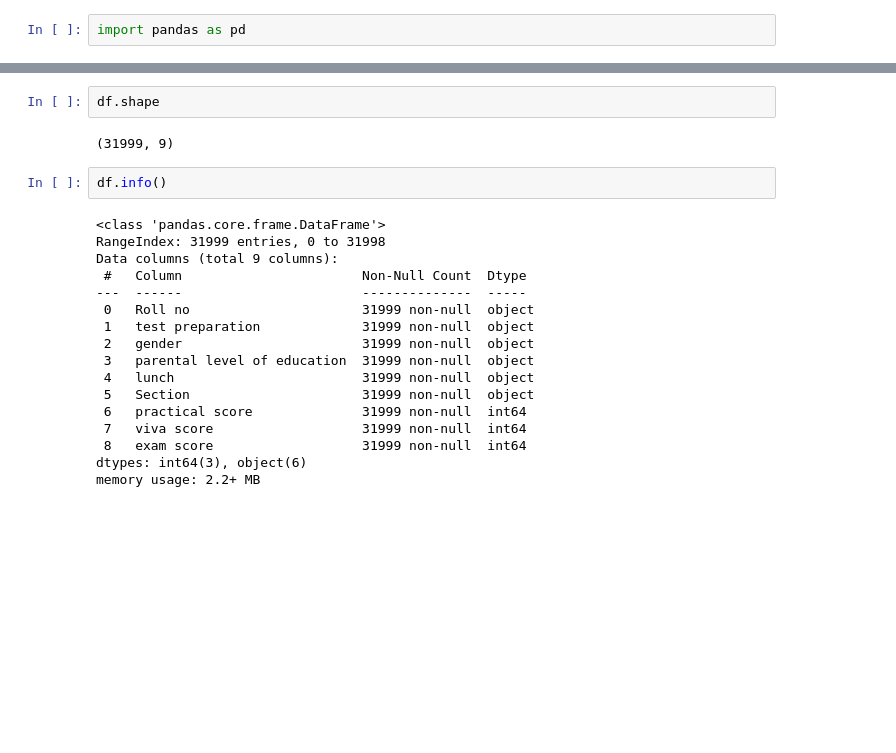
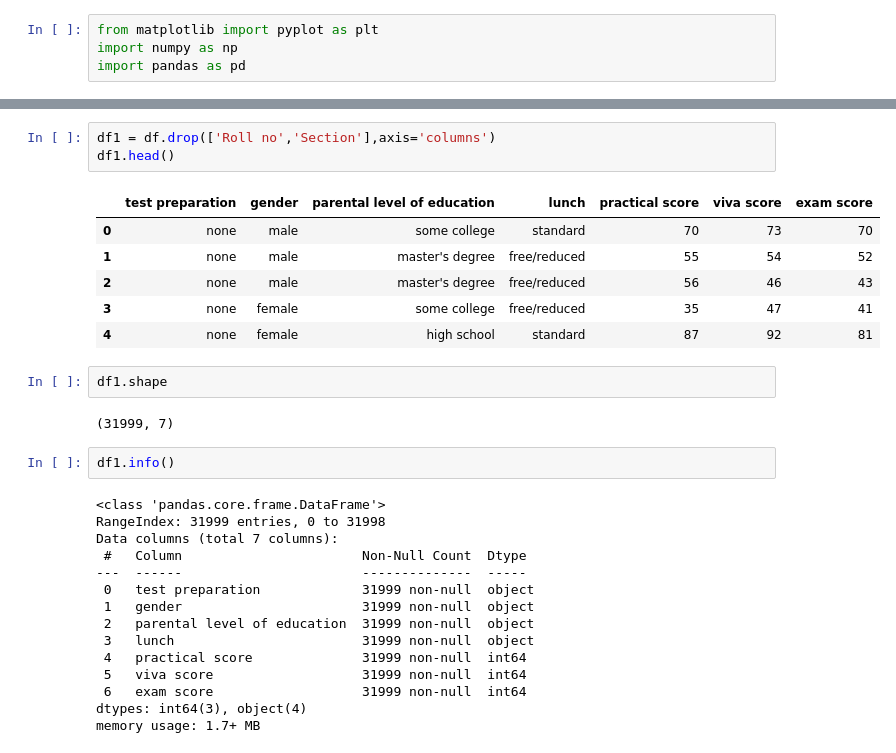
Before and after one commit to Gopz28/Cognorise-Hackathon, a Jupyter notebook: model/highschool_student_examination.ipynb, the cells around one changed output, grey strips where cells are left out. Drawn from its saved outputs; the diff is of its cells as text; blank space fills up the shorter version.

```diff
--- a/model/highschool_student_examination.ipynb
+++ b/model/highschool_student_examination.ipynb
@@ -1,5 +1,7 @@
-# %%
-import pandas as pd
+# %%
+from matplotlib import pyplot as plt
+import numpy as np
+import pandas as pd
 # %%
 df = pd.read_csv('../csvFiles/train.csv')
 df.head()
@@ -10,26 +12,34 @@ df.head()
 | 2 | EXA000003 | none | male | master's degree | free/reduced | Section E | 56 | ... |
 | 3 | EXA000004 | none | female | some college | free/reduced | Section C | 35 | ... |
 | 4 | EXA000005 | none | female | high school | standard | Section C | 87 | ... |
+# %%
+df1 = df.drop(['Roll no','Section'],axis='columns')
+df1.head()
+# %% [output]
+|  | test preparation | gender | parental level of education | lunch | practical score | viva score | exam score |
+| 0 | none | male | some college | standard | 70 | 73 | 70 |
+| 1 | none | male | master's degree | free/reduced | 55 | 54 | 52 |
+| 2 | none | male | master's degree | free/reduced | 56 | 46 | 43 |
+| 3 | none | female | some college | free/reduced | 35 | 47 | 41 |
+| 4 | none | female | high school | standard | 87 | 92 | 81 |
 # %%
-df.shape
+df1.shape
 # %% [output]
-(31999, 9)
+(31999, 7)
 # %%
-df.info()
+df1.info()
 # %% [output]
 <class 'pandas.core.frame.DataFrame'>
 RangeIndex: 31999 entries, 0 to 31998
-Data columns (total 9 columns):
+Data columns (total 7 columns):
  #   Column                       Non-Null Count  Dtype
 ---  ------                       --------------  -----
- 0   Roll no                      31999 non-null  object
- 1   test preparation             31999 non-null  object
- 2   gender                       31999 non-null  object
- 3   parental level of education  31999 non-null  object
- 4   lunch                        31999 non-null  object
- 5   Section                      31999 non-null  object
- 6   practical score              31999 non-null  int64
- 7   viva score                   31999 non-null  int64
- 8   exam score                   31999 non-null  int64
-dtypes: int64(3), object(6)
-memory usage: 2.2+ MB
+ 0   test preparation             31999 non-null  object
+ 1   gender                       31999 non-null  object
+ 2   parental level of education  31999 non-null  object
+ 3   lunch                        31999 non-null  object
+ 4   practical score              31999 non-null  int64
+ 5   viva score                   31999 non-null  int64
+ 6   exam score                   31999 non-null  int64
+dtypes: int64(3), object(4)
+memory usage: 1.7+ MB
```
Also changed, not shown: parts of 31 cells of this notebook.
